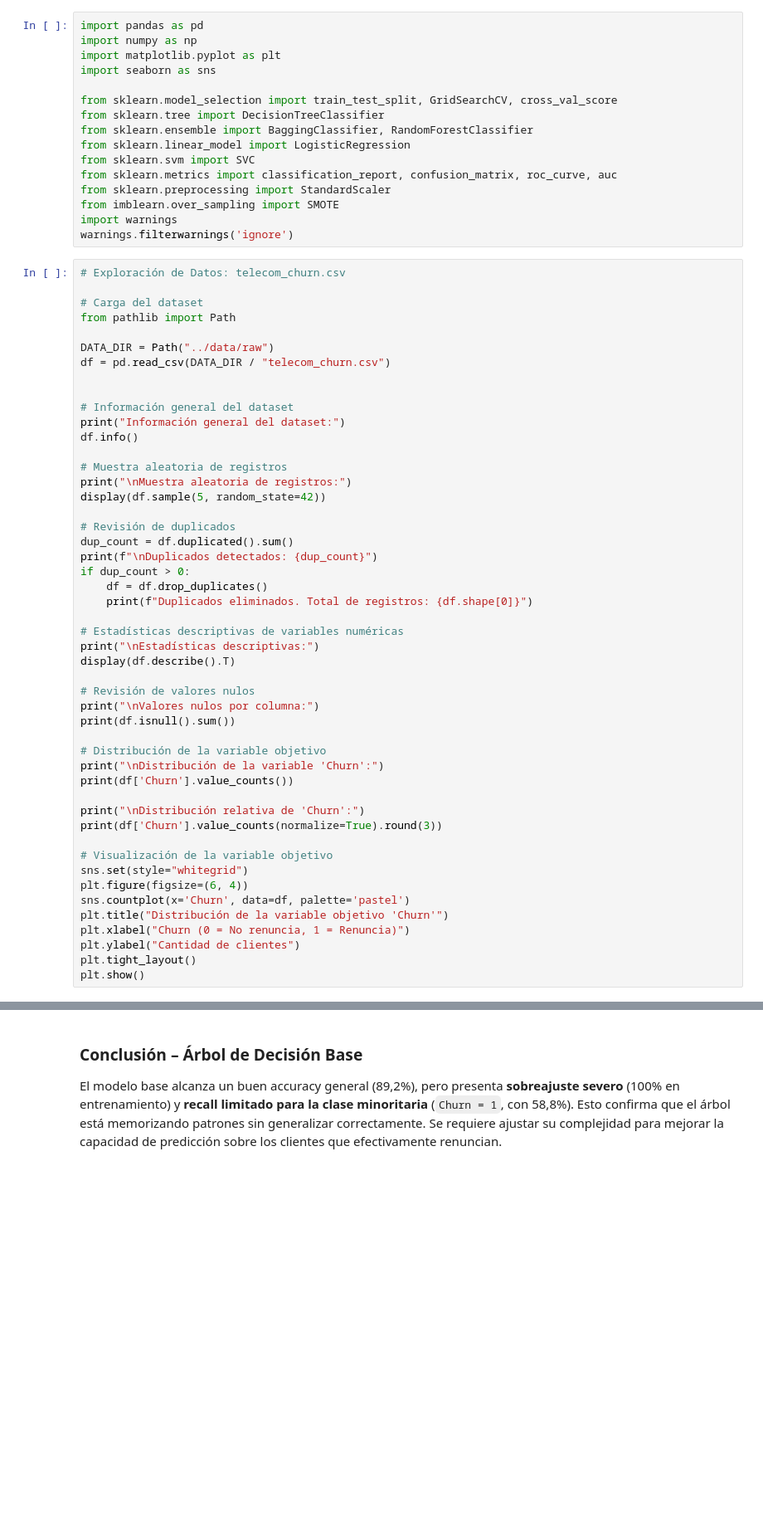
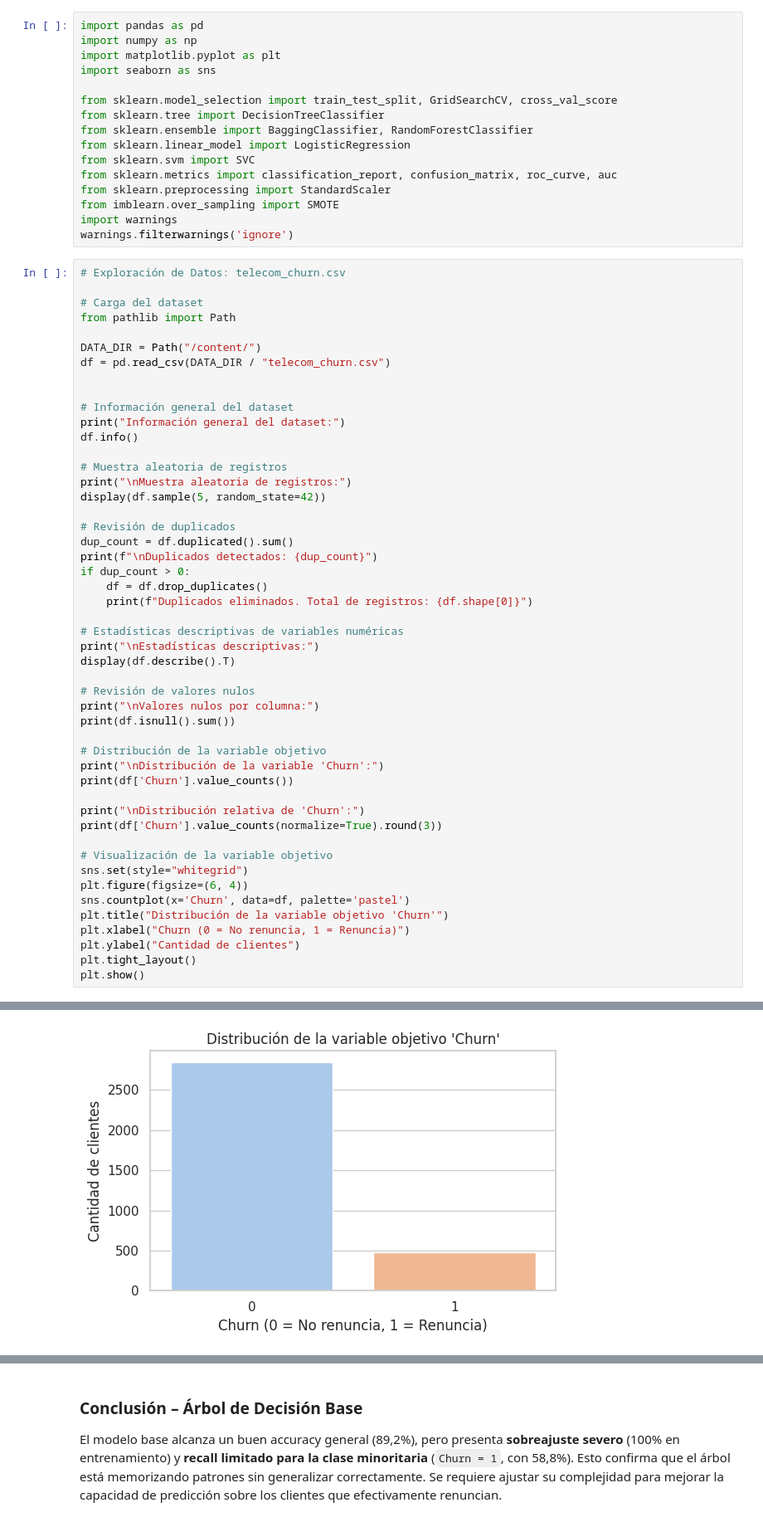
Before and after one commit to sergiodelgado/ml-ensambles-desafio-1, a Jupyter notebook: notebooks/02_modelos_ensamble_churn_sdm.ipynb, the cells around one changed output, grey strips where cells are left out. Shown at 83% size. Cells and saved outputs as stored; diff of their text form; blank space fills up the shorter version.

```diff
--- a/notebooks/02_modelos_ensamble_churn_sdm.ipynb
+++ b/notebooks/02_modelos_ensamble_churn_sdm.ipynb
@@ -172,7 +172,7 @@ warnings.filterwarnings('ignore')
 # Carga del dataset
 from pathlib import Path
 
-DATA_DIR = Path("../data/raw")
+DATA_DIR = Path("/content/")
 df = pd.read_csv(DATA_DIR / "telecom_churn.csv")
 
 
@@ -215,3 +215,4 @@ plt.xlabel("Churn (0 = No renuncia, 1 = Renuncia)")
 plt.ylabel("Cantidad de clientes")
 plt.tight_layout()
 plt.show()
+# %% [output]
@@ -218,3 +274,4 @@ plt.show()
+[figure, added]
 # %% [markdown]
 ## Análisis Crítico Basado en Datos
 
```
Also changed, not shown: parts of 11 cells of this notebook.
